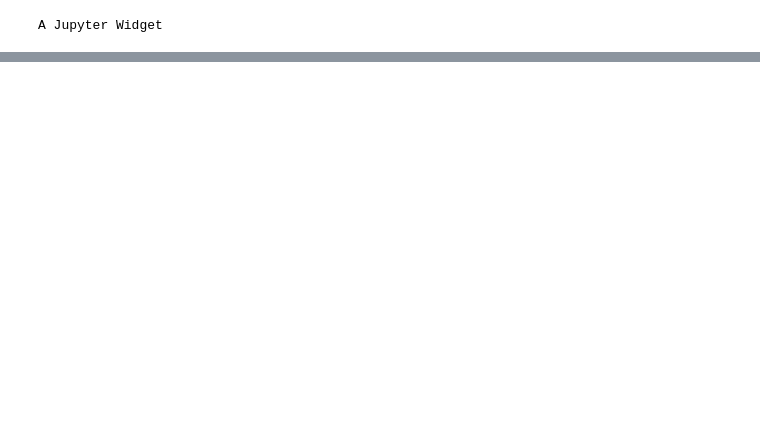
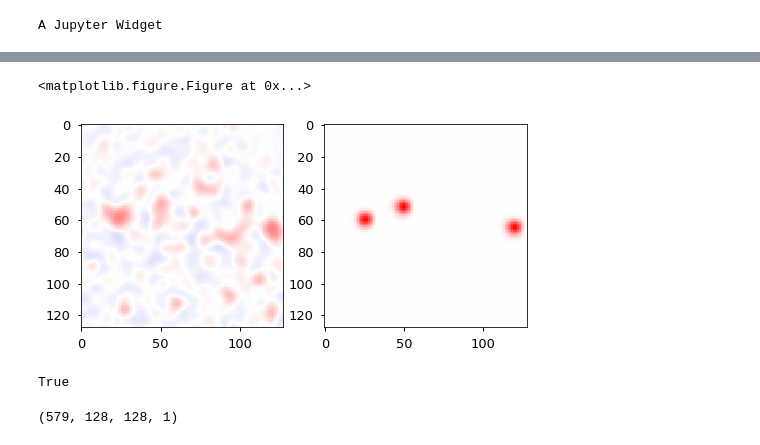
Before and after one commit to Hekstra-Lab/phase-retrieval, a Jupyter notebook: sandbox.ipynb, the cells around one changed output, grey strips where cells are left out. Cells and saved outputs as stored; diff of their text form; code cells hidden in the pictures; blank space fills up the shorter version.

Commit message:
Add scripts for dataset generation

```diff
--- a/sandbox.ipynb
+++ b/sandbox.ipynb
@@ -117,0 +145,18 @@ Text(0.5,1,u'Iteration: 39')
+# %%
+success = []
+for i, img in enumerate(dataset):
+    if i%250==0:
+        print "Iteration %d" %i
+
+    mags = np.abs(np.fft.fftn(img))
+    chio = PhaseRetrieval.PhaseRetrieval(mags)
+    chio.CHIO(n_iter=250, prog_bar=True)
+    chio.calc_real_space_error(img, plot=False)
+    errs[i] = chio.real_space_err_track[-1]
+    if chio.real_space_err_track[-1] < 0.5:
+        diffs = np.where(np.diff(chio.real_space_err_track) < -0.05)[0]
+        #for diff in diffs:
+        X.append(chio.ndm_track[diffs[0]-1])
+        Y.append(chio.rs_track[diffs[-1]+1])
+        success.append(i)
+    del chio
@@ -117,0 +185,15 @@ Text(0.5,1,u'Iteration: 39')
+# %%
+# Randomly sample a pair of training images
+plt.figure()
+ind = np.random.randint(len(X))
+fig, ax = plt.subplots(1, 2, figsize=(8, 4))
+ax[0].imshow(X[ind].reshape(128, 128), cmap="bwr", vmin=-1, vmax=1)
+ax[1].imshow(Y[ind].reshape(128, 128), cmap="bwr", vmin=-1, vmax=1)
+plt.show()
+# %% [output]
+<matplotlib.figure.Figure at 0x...>
+[figure, added]
+# %%
+np.array_equal(X, Y)
+# %% [output]
+True
@@ -117,0 +203,5 @@ Text(0.5,1,u'Iteration: 39')
+# %%
+# Save data
+df.to_csv("trainingdata.csv")
+# %% [output]
+(579, 128, 128, 1)
```
Also changed, not shown: parts of 26 cells of this notebook, 1 other file.
